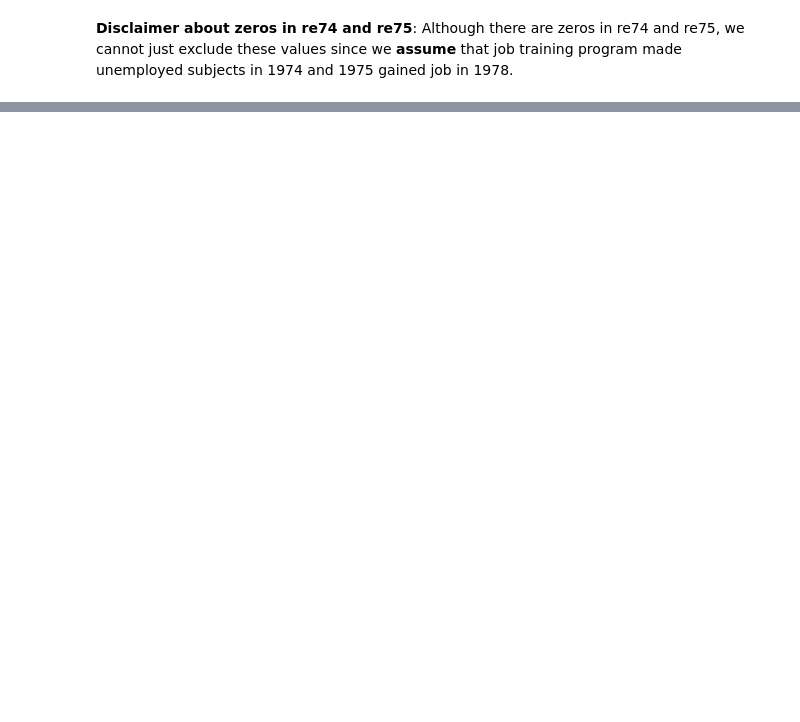
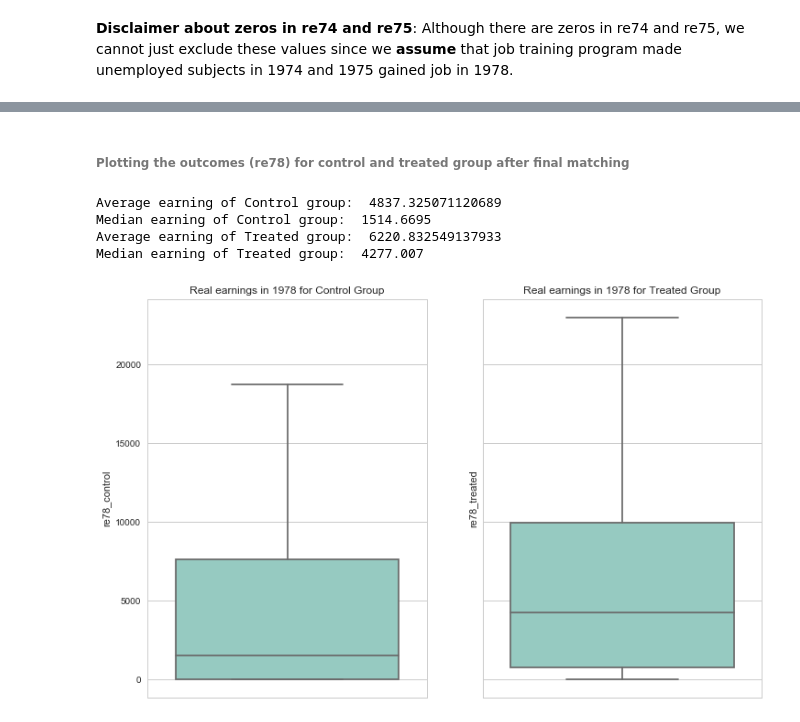
Before and after one commit to sanadhis/ADA-2017, a Jupyter notebook: 04 - Applied ML/Homework04.ipynb, the cells around one changed output, grey strips where cells are left out. Drawn from its saved outputs; the diff is of its cells as text; code cells hidden in the pictures; blank space fills up the shorter version.

```diff
--- a/04 - Applied ML/Homework04.ipynb
+++ b/04 - Applied ML/Homework04.ipynb
@@ -791,16 +793,16 @@ match_features_control_treated = nx.max_weight_matching(G, maxcardinality=True)
 # %%
 # Build dataframe from tree result, containing matching pair treated-control subject
-df_prop_matched_features            = pd.DataFrame(columns=["control","treated"])
-df_prop_matched_features['treated'] = match_features_control_treated.keys()
-df_prop_matched_features['control'] = match_features_control_treated.values()
+df_prop_fm            = pd.DataFrame(columns=["control","treated"])
+df_prop_fm['treated'] = control_treated_fm.keys()
+df_prop_fm['control'] = control_treated_fm.values()
 
 # The dataframe contains redundant entries, e.g. PSID1 - NSW185, NSW185 - PSID1
 # So we sort the values and only pick the first half
-n_treated                = int((df_prop_matched_features.shape[0])/2)
-df_prop_matched_features = df_prop_matched_features.sort_values(by="treated")[:n_treated]
+n_treated  = int((df_prop_fm.shape[0])/2)
+df_prop_fm = df_prop_fm.sort_values(by="treated")[:n_treated]
 
 print("Matched control-treated subject:")
-df_prop_matched_features.head()
+df_prop_fm.head()
 # %% [output]
 Matched control-treated subject:
 |  | control | treated |
@@ -982,13 +997,22 @@ df_prop_merged.describe()
+# %% [markdown]
+###### Plotting the outcomes (re78) for control and treated group after final matching
 # %%
+# draw 1 x 2 plot
 fig, (ax1, ax2) = plt.subplots(ncols=2, sharey=True)
-fig.set_size_inches(16, 10)
-ax1 = sns.boxplot(y = 're78_control' , data=df_prop_merged, ax = ax1, palette="Set3", showfliers=False)
+fig.set_size_inches(12, 8)
+ax1 = sns.boxplot(y = 're78_control' , data=df_prop_fm, ax = ax1, palette="Set3", showfliers=False)
 ax1.set_title("Real earnings in 1978 for Control Group")
 
-ax2 = sns.boxplot(y = 're78_treated' , data=df_prop_merged, ax = ax2, palette="Set3", showfliers=False)
+ax2 = sns.boxplot(y = 're78_treated' , data=df_prop_fm, ax = ax2, palette="Set3", showfliers=False)
 ax2.set_title("Real earnings in 1978 for Treated Group")
 
-print("Average earning of Control group (zeros excluded): ",df_prop_merged['re78_control'].mean())
-print("Median earning of Control group (zeros excluded): ",df_prop_merged['re78_control'].median())
-print("Average earning of Treated group (zeros excluded): ",df_prop_merged['re78_treated'].mean())
-print("Median earning of Treated group (zeros excluded): ",df_prop_merged['re78_treated'].median())
+print("Average earning of Control group: ",df_prop_fm['re78_control'].mean())
+print("Median earning of Control group: ",df_prop_fm['re78_control'].median())
+print("Average earning of Treated group: ",df_prop_fm['re78_treated'].mean())
+print("Median earning of Treated group: ",df_prop_fm['re78_treated'].median())
+# %% [output]
+Average earning of Control group:  4837.325071120689
+Median earning of Control group:  1514.6695
+Average earning of Treated group:  6220.832549137933
+Median earning of Treated group:  4277.007
+[figure, added]
```
Also changed, not shown: parts of 29 cells of this notebook.
